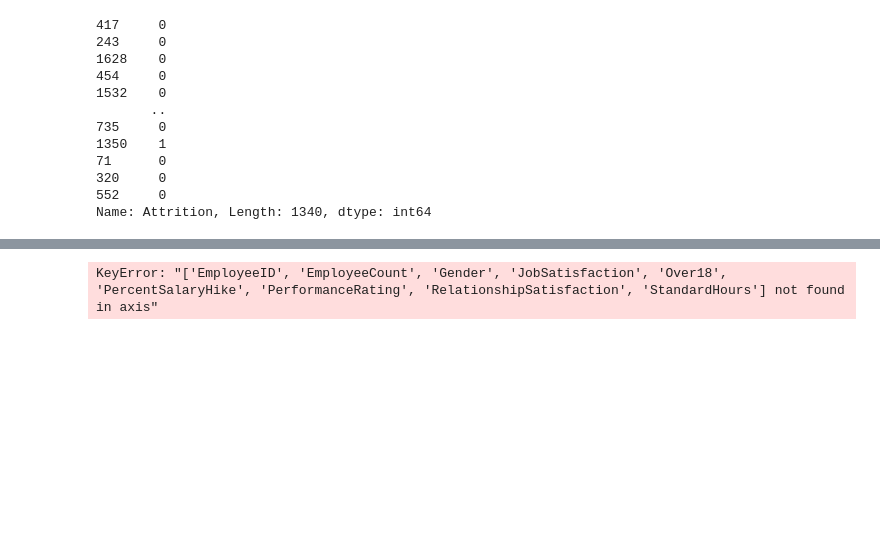
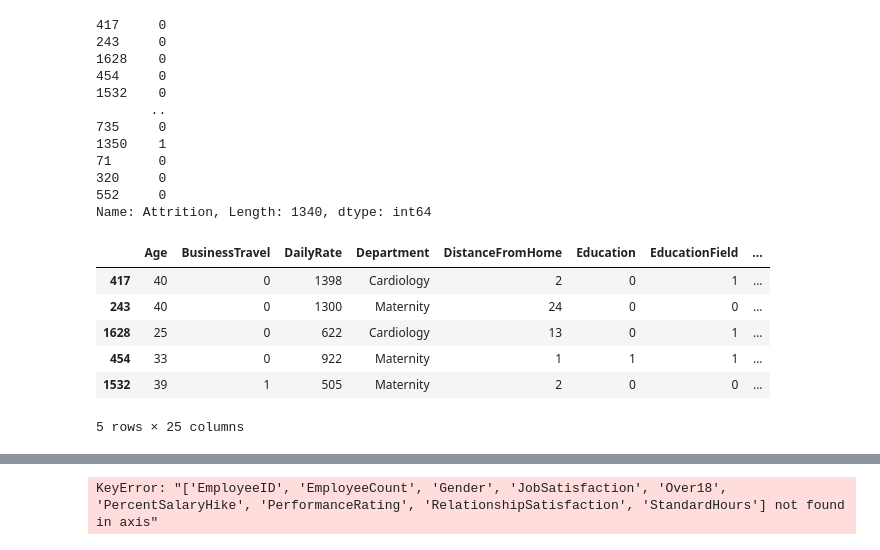
Before and after one commit to asmaachr/Healthcare-worker-attrition-binary-prediction, a Jupyter notebook: Notebooks/RForrest1.ipynb, the cells around one changed output, grey strips where cells are left out. Saved outputs shown, nothing was run; the diff lists cells and outputs as text; code cells hidden in the pictures; blank space fills up the shorter version.

```diff
--- a/Notebooks/RForrest1.ipynb
+++ b/Notebooks/RForrest1.ipynb
@@ -544,3 +544,13 @@ y_train
 320     0
 552     0
 Name: Attrition, Length: 1340, dtype: int64
+# %%
+X_train.head()
+# %% [output]
+|  | Age | BusinessTravel | DailyRate | Department | DistanceFromHome | Education | EducationField | ... |
+| 417 | 40 | 0 | 1398 | Cardiology | 2 | 0 | 1 | ... |
+| 243 | 40 | 0 | 1300 | Maternity | 24 | 0 | 0 | ... |
+| 1628 | 25 | 0 | 622 | Cardiology | 13 | 0 | 1 | ... |
+| 454 | 33 | 0 | 922 | Maternity | 1 | 1 | 1 | ... |
+| 1532 | 39 | 1 | 505 | Maternity | 2 | 0 | 0 | ... |
+5 rows × 25 columns
```
Also changed, not shown: parts of 5 cells of this notebook, 8 other files.
